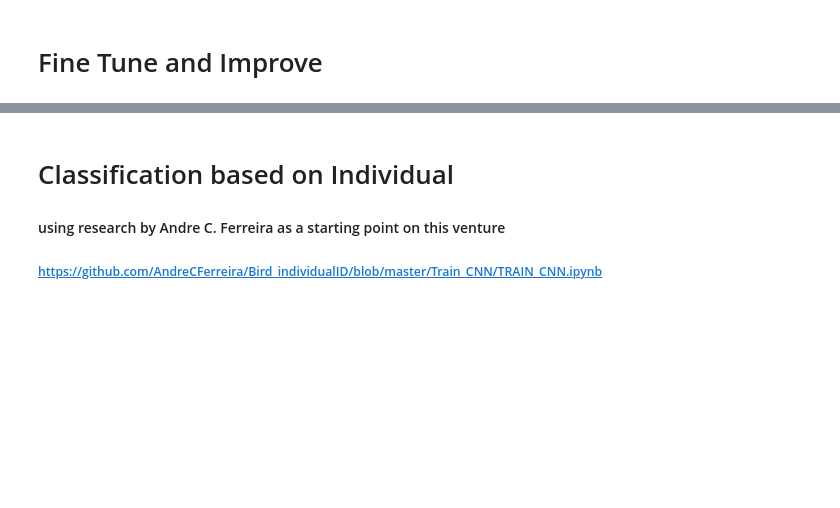
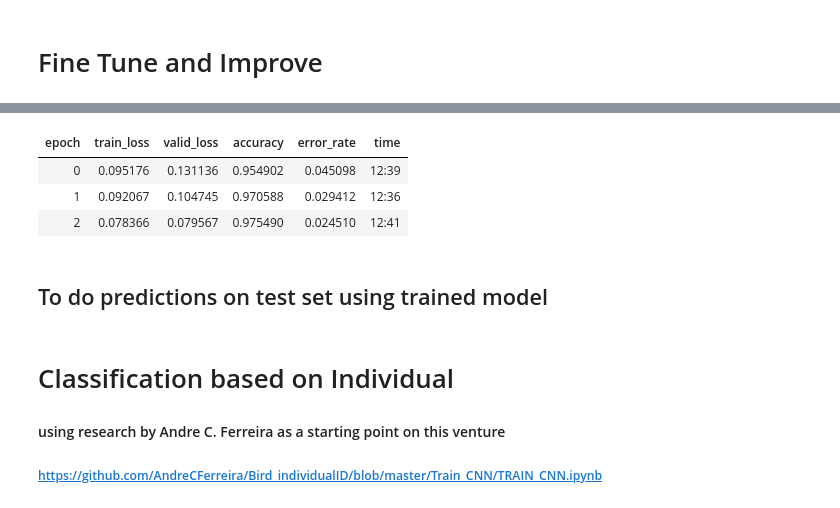
Before and after one commit to R-Sandor/happywhale, a Jupyter notebook: Happywhale.ipynb, the cells around one changed output, grey strips where cells are left out. Cells and saved outputs as stored; diff of their text form; code cells hidden in the pictures; blank space fills up the shorter version.

```diff
--- a/Happywhale.ipynb
+++ b/Happywhale.ipynb
@@ -282,8 +397,17 @@ learn.fine_tune(2, base_lr=3e-3)
 # %%
+learn.save('./models')
 learn.freeze()
 learn.fit_one_cycle(3, 3e-3)
+# %% [output]
+| epoch | train_loss | valid_loss | accuracy | error_rate | time |
+| 0 | 0.095176 | 0.131136 | 0.954902 | 0.045098 | 12:39 |
+| 1 | 0.092067 | 0.104745 | 0.970588 | 0.029412 | 12:36 |
+| 2 | 0.078366 | 0.079567 | 0.975490 | 0.024510 | 12:41 |
 # %%
 learn.unfreeze()
 learn.lr_find()
 # %%
 learn.fit_one_cycle(6, lr_max=slice(1e-6, 1e-4))
+# %% [markdown]
+
+## To do predictions on test set using trained model
```
Also changed, not shown: parts of 18 cells of this notebook.
